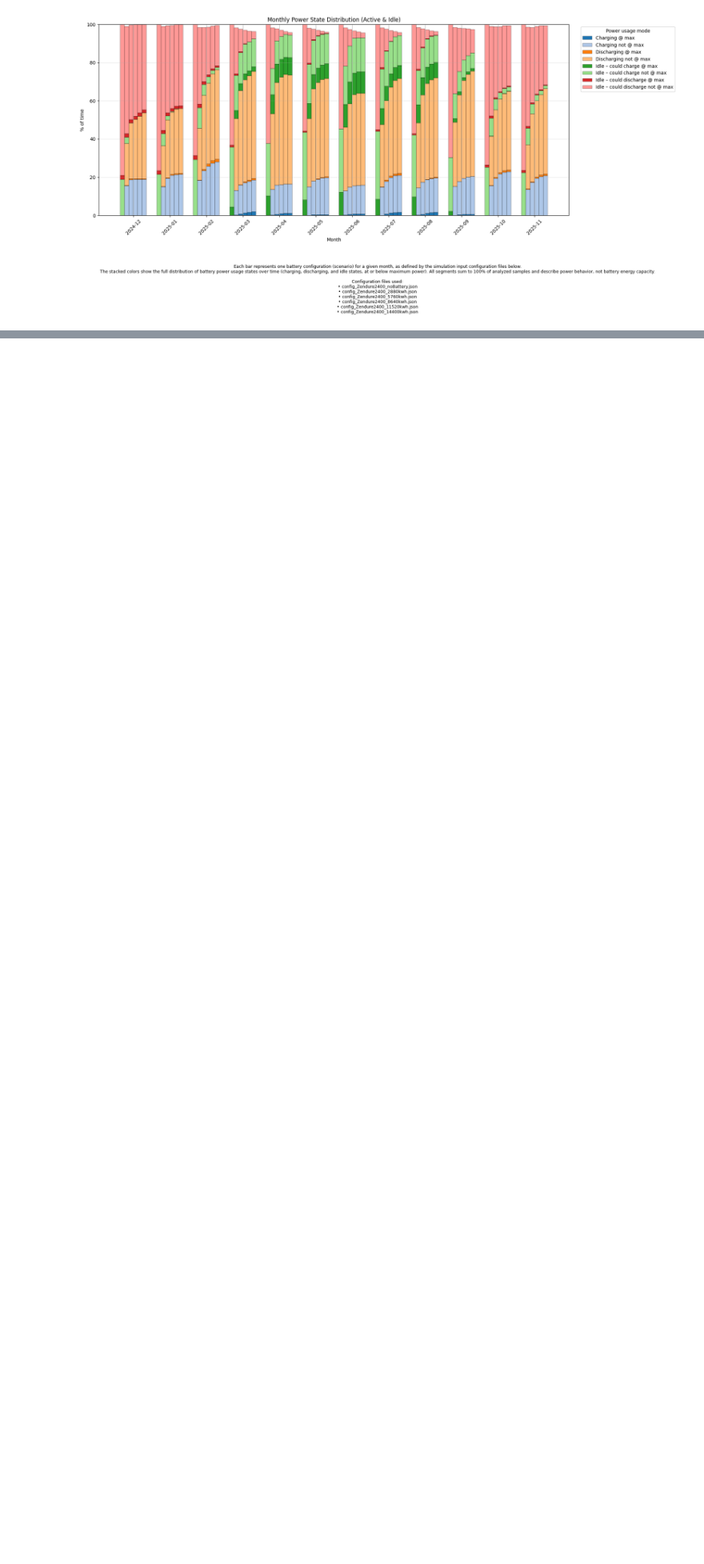
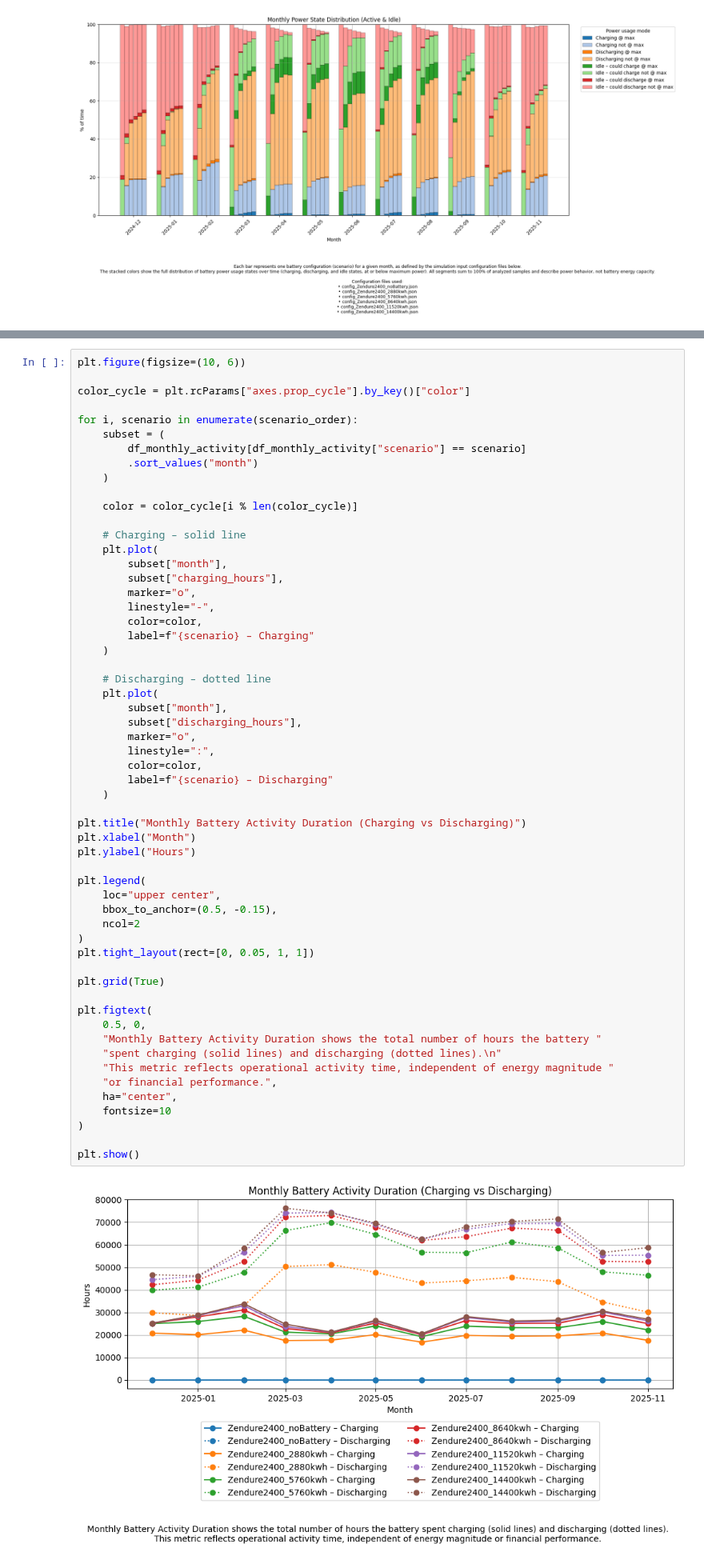
Before and after one commit to nicoMeynet/BatterySimu, a Jupyter notebook: battery_comparison_month.ipynb, the cells around one changed output, grey strips where cells are left out. Shown at 80% size. Saved outputs shown, nothing was run; the diff lists cells and outputs as text; blank space fills up the shorter version.

Commit message:
Add the number of hours charging and discharging

```diff
--- a/battery_comparison_month.ipynb
+++ b/battery_comparison_month.ipynb
@@ -821,0 +883,59 @@ plt.show()
+# %%
+plt.figure(figsize=(10, 6))
+
+color_cycle = plt.rcParams["axes.prop_cycle"].by_key()["color"]
+
+for i, scenario in enumerate(scenario_order):
+    subset = (
+        df_monthly_activity[df_monthly_activity["scenario"] == scenario]
+        .sort_values("month")
+    )
+
+    color = color_cycle[i % len(color_cycle)]
+
+    # Charging – solid line
+    plt.plot(
+        subset["month"],
+        subset["charging_hours"],
+        marker="o",
+        linestyle="-",
+        color=color,
+        label=f"{scenario} – Charging"
+    )
+
+    # Discharging – dotted line
+    plt.plot(
+        subset["month"],
+        subset["discharging_hours"],
+        marker="o",
+        linestyle=":",
+        color=color,
+        label=f"{scenario} – Discharging"
+    )
+
+plt.title("Monthly Battery Activity Duration (Charging vs Discharging)")
+plt.xlabel("Month")
+plt.ylabel("Hours")
+
+plt.legend(
+    loc="upper center",
+    bbox_to_anchor=(0.5, -0.15),
+    ncol=2
+)
+plt.tight_layout(rect=[0, 0.05, 1, 1])
+
+plt.grid(True)
+
+plt.figtext(
+    0.5, 0,
+    "Monthly Battery Activity Duration shows the total number of hours the battery "
+    "spent charging (solid lines) and discharging (dotted lines).\n"
+    "This metric reflects operational activity time, independent of energy magnitude "
+    "or financial performance.",
+    ha="center",
+    fontsize=10
+)
+
+plt.show()
+# %% [output]
+[figure, added]
```
Also changed, not shown: parts of 1 cell of this notebook, 2 other files.
